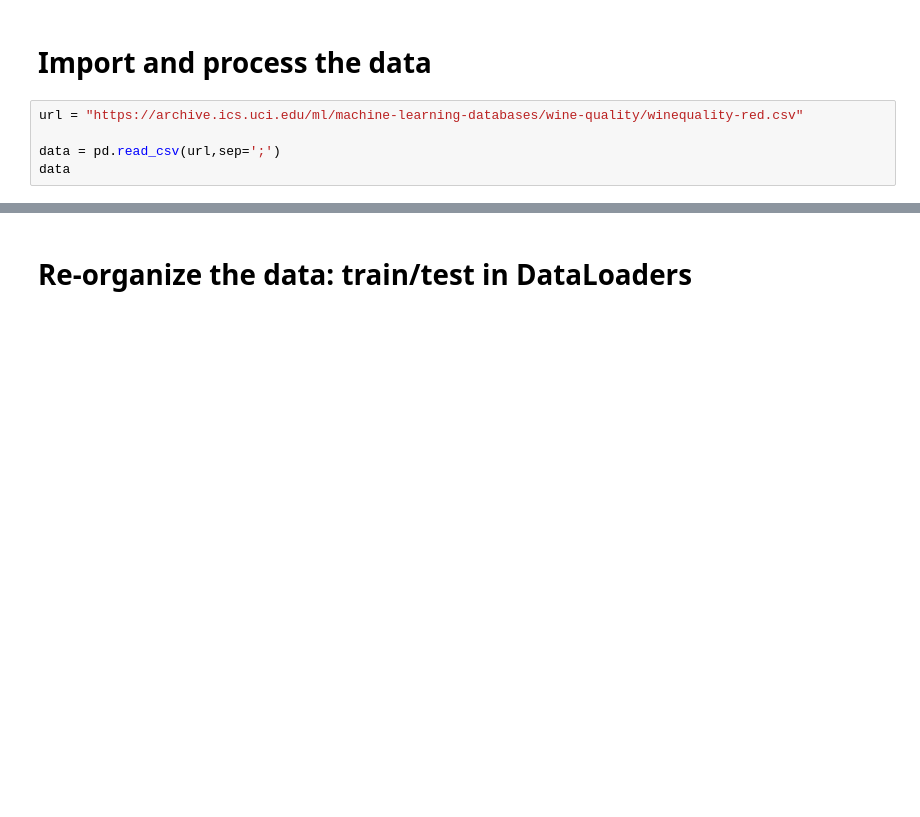
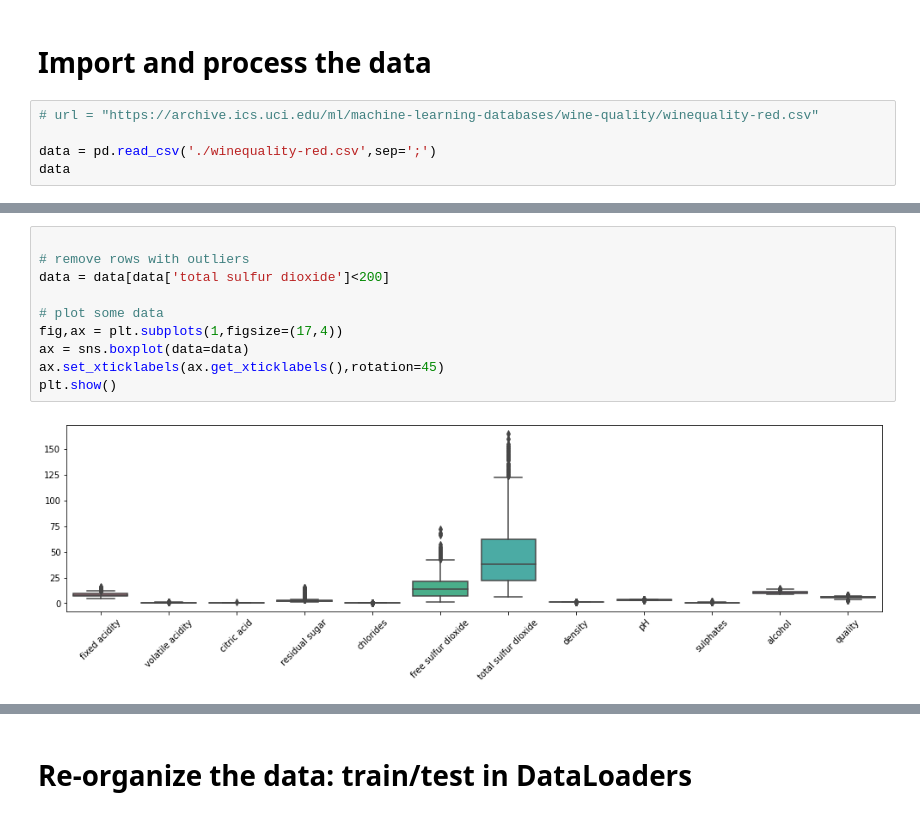
Before and after one commit to Susukkekki/DeepUnderstandingOfDeepLearning, a Jupyter notebook: metaparams/DUDL_metaparams_intro2winedata.ipynb, the cells around one changed output, grey strips where cells are left out. Saved outputs shown, nothing was run; the diff lists cells and outputs as text; blank space fills up the shorter version.

```diff
--- a/metaparams/DUDL_metaparams_intro2winedata.ipynb
+++ b/metaparams/DUDL_metaparams_intro2winedata.ipynb
@@ -27,7 +27,7 @@ import seaborn as sns
 # %% [markdown]
 # Import and process the data
 # %%
-url = "https://archive.ics.uci.edu/ml/machine-learning-databases/wine-quality/winequality-red.csv"
+# url = "https://archive.ics.uci.edu/ml/machine-learning-databases/wine-quality/winequality-red.csv"
 
-data = pd.read_csv(url,sep=';')
+data = pd.read_csv('./winequality-red.csv',sep=';')
 data
@@ -57,3 +98,15 @@ plt.show()
+# %%
+
+# remove rows with outliers
+data = data[data['total sulfur dioxide']<200]
+
+# plot some data
+fig,ax = plt.subplots(1,figsize=(17,4))
+ax = sns.boxplot(data=data)
+ax.set_xticklabels(ax.get_xticklabels(),rotation=45)
+plt.show()
+# %% [output]
+[figure, added]
 # %%
 ### z-score all variables except for quality
 
```
Also changed, not shown: parts of 11 cells of this notebook, 23 other files.
